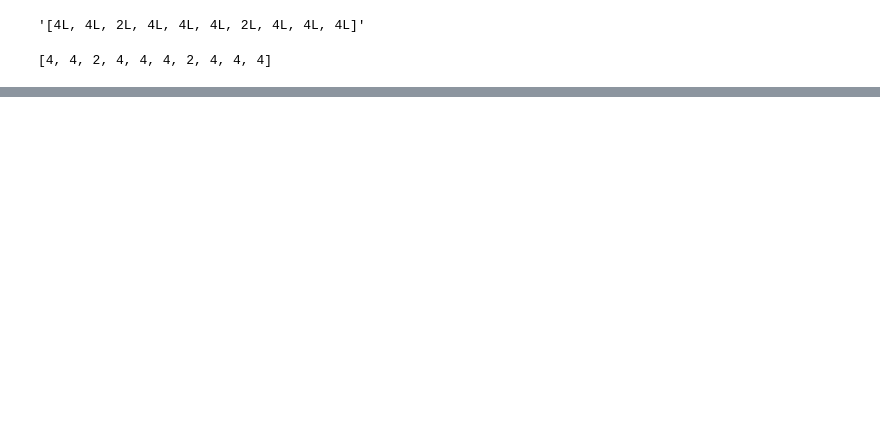
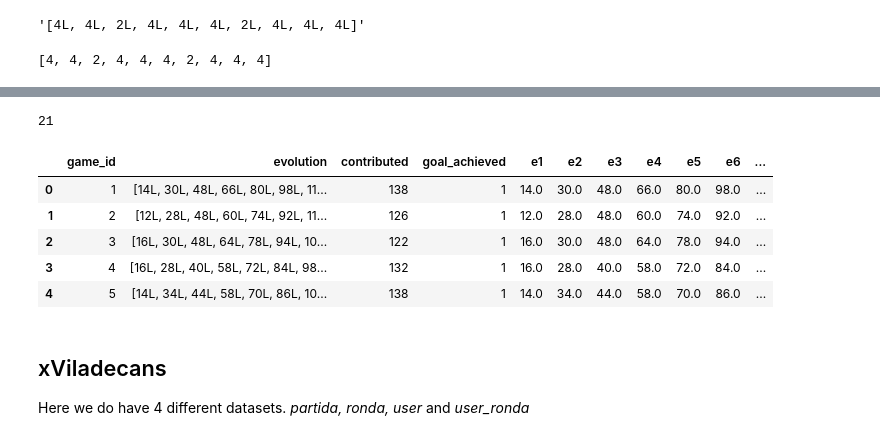
Before and after one commit to menektoni/TfG, a Jupyter notebook: Data_Analysis.ipynb, the cells around one changed output, grey strips where cells are left out. Cells and saved outputs as stored; diff of their text form; code cells hidden in the pictures; blank space fills up the shorter version.

Commit message:
xAigua study already finished. Starting xViladecans.

```diff
--- a/Data_Analysis.ipynb
+++ b/Data_Analysis.ipynb
@@ -259,0 +364,22 @@ contributions.head()
+# %%
+len(games['evolution'])
+# %% [output]
+21
+# %%
+array_tank = games['evolution'].apply(contributions_separation)
+
+for j in range(0, len(array_tank)):
+    for i in range(1, 11):
+        games.loc[[j],['e'+str(i)]] = array_tank[j][i-1]
+# %%
+games.head()
+# %% [output]
+|  | game_id | evolution | contributed | goal_achieved | e1 | e2 | e3 | e4 | e5 | e6 | ... |
+| 0 | 1 | [14L, 30L, 48L, 66L, 80L, 98L, 11... | 138 | 1 | 14.0 | 30.0 | 48.0 | 66.0 | 80.0 | 98.0 | ... |
+| 1 | 2 | [12L, 28L, 48L, 60L, 74L, 92L, 11... | 126 | 1 | 12.0 | 28.0 | 48.0 | 60.0 | 74.0 | 92.0 | ... |
+| 2 | 3 | [16L, 30L, 48L, 64L, 78L, 94L, 10... | 122 | 1 | 16.0 | 30.0 | 48.0 | 64.0 | 78.0 | 94.0 | ... |
+| 3 | 4 | [16L, 28L, 40L, 58L, 72L, 84L, 98... | 132 | 1 | 16.0 | 28.0 | 40.0 | 58.0 | 72.0 | 84.0 | ... |
+| 4 | 5 | [14L, 34L, 44L, 58L, 70L, 86L, 10... | 138 | 1 | 14.0 | 34.0 | 44.0 | 58.0 | 70.0 | 86.0 | ... |
+# %% [markdown]
+## xViladecans
+Here we do have 4 different datasets. *partida, ronda, user* and *user_ronda*
```
Also changed, not shown: parts of 9 cells of this notebook.
